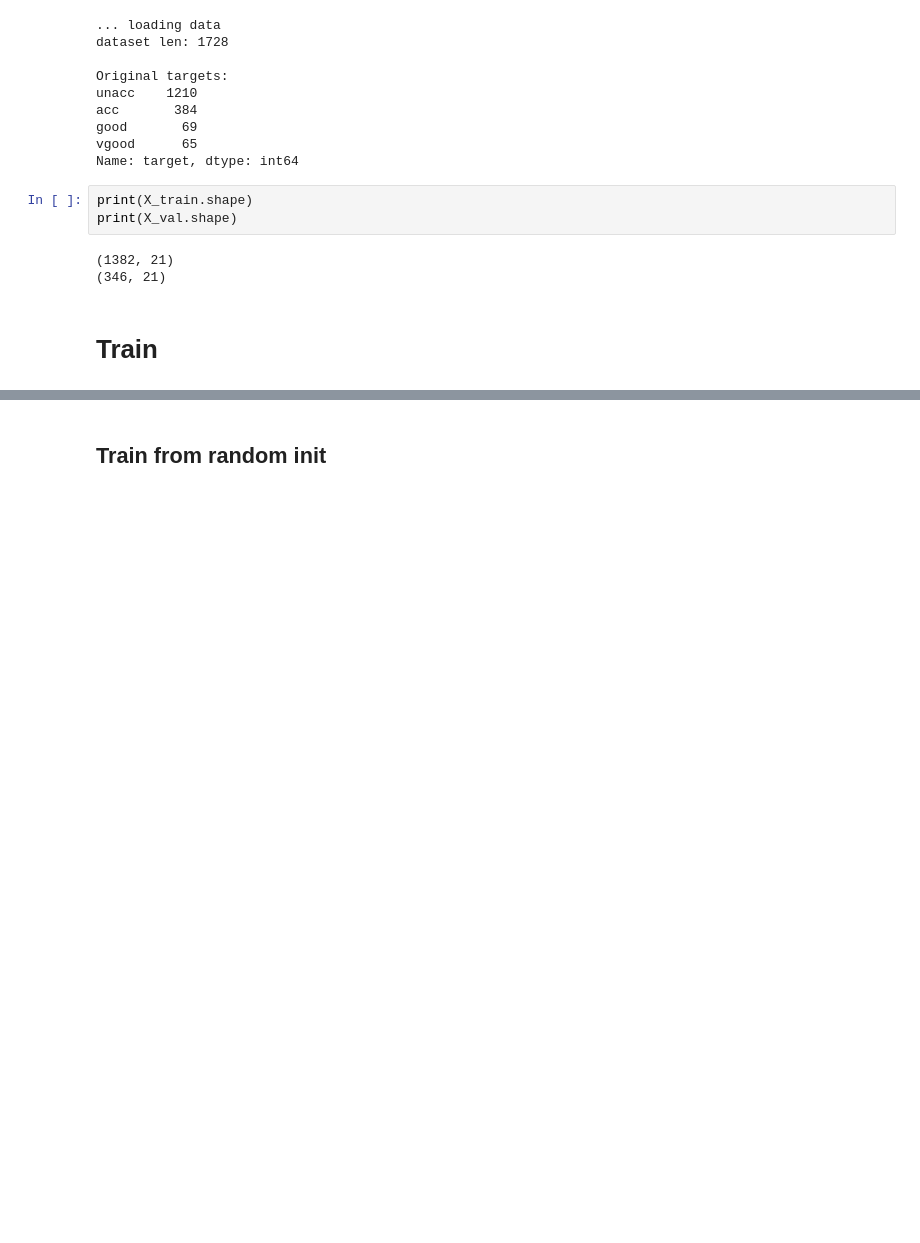
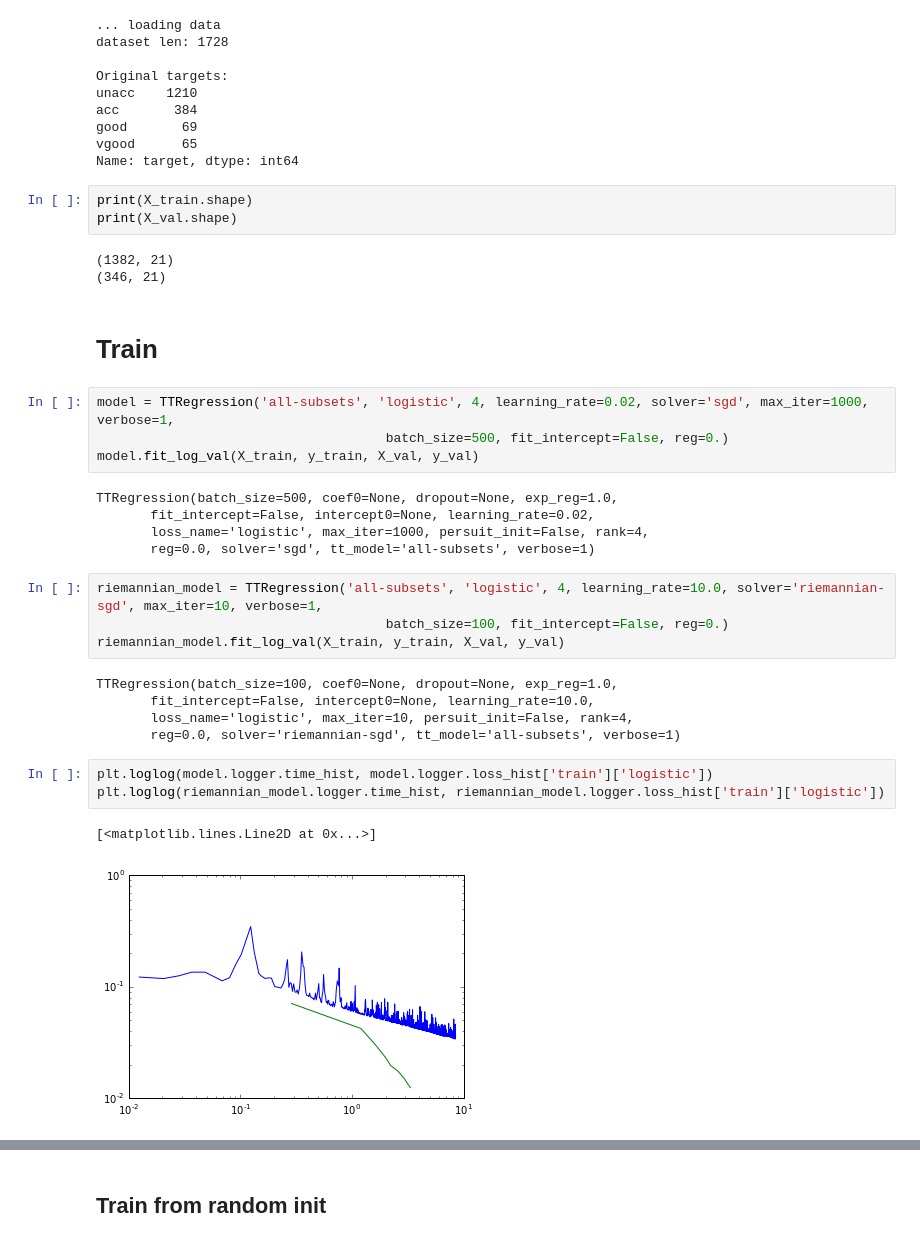
Before and after one commit to Bihaqo/exp-machines, a Jupyter notebook: experiments/Riemannian_vs_baseline_car.ipynb, the cells around one changed output, grey strips where cells are left out. Drawn from its saved outputs; the diff is of its cells as text; blank space fills up the shorter version.

```diff
--- a/experiments/Riemannian_vs_baseline_car.ipynb
+++ b/experiments/Riemannian_vs_baseline_car.ipynb
@@ -75,3 +75,27 @@ print(X_val.shape)
 (346, 21)
 # %% [markdown]
 # Train
+# %%
+model = TTRegression('all-subsets', 'logistic', 4, learning_rate=0.02, solver='sgd', max_iter=1000, verbose=1,
+                                     batch_size=500, fit_intercept=False, reg=0.)
+model.fit_log_val(X_train, y_train, X_val, y_val)
+# %% [output]
+TTRegression(batch_size=500, coef0=None, dropout=None, exp_reg=1.0,
+       fit_intercept=False, intercept0=None, learning_rate=0.02,
+       loss_name='logistic', max_iter=1000, persuit_init=False, rank=4,
+       reg=0.0, solver='sgd', tt_model='all-subsets', verbose=1)
+# %%
+riemannian_model = TTRegression('all-subsets', 'logistic', 4, learning_rate=10.0, solver='riemannian-sgd', max_iter=10, verbose=1,
+                                     batch_size=100, fit_intercept=False, reg=0.)
+riemannian_model.fit_log_val(X_train, y_train, X_val, y_val)
+# %% [output]
+TTRegression(batch_size=100, coef0=None, dropout=None, exp_reg=1.0,
+       fit_intercept=False, intercept0=None, learning_rate=10.0,
+       loss_name='logistic', max_iter=10, persuit_init=False, rank=4,
+       reg=0.0, solver='riemannian-sgd', tt_model='all-subsets', verbose=1)
+# %%
+plt.loglog(model.logger.time_hist, model.logger.loss_hist['train']['logistic'])
+plt.loglog(riemannian_model.logger.time_hist, riemannian_model.logger.loss_hist['train']['logistic'])
+# %% [output]
+[<matplotlib.lines.Line2D at 0x...>]
+[figure, added]
```
Also changed, not shown: parts of 20 cells of this notebook, 1 other file.
